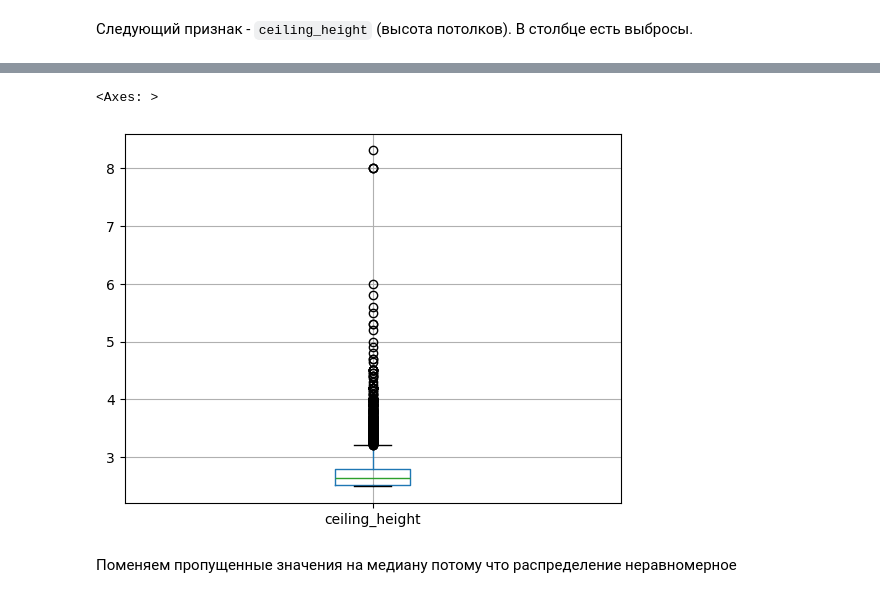
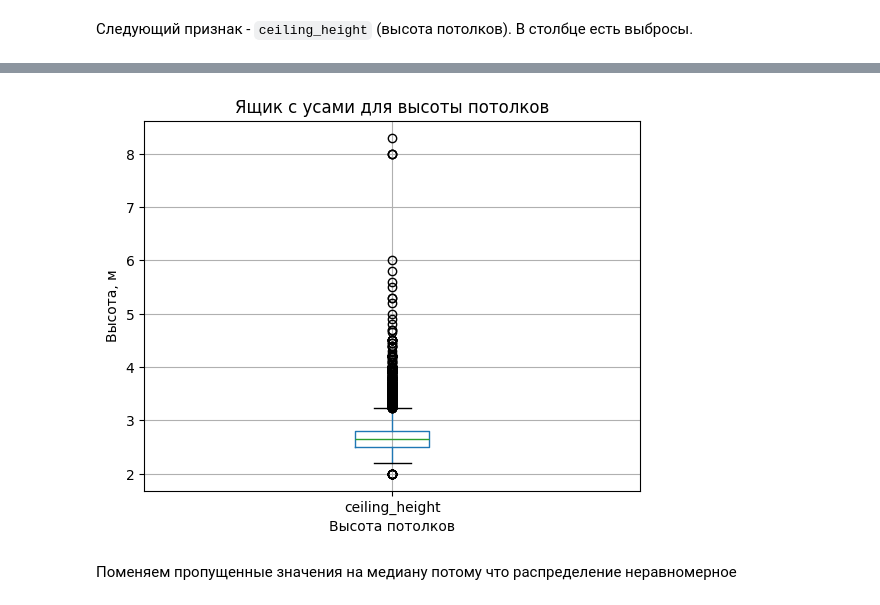
Before and after one commit to meukaa/estate-research, a Jupyter notebook: research.ipynb, the cells around one changed output, grey strips where cells are left out. Cells and saved outputs as stored; diff of their text form; code cells hidden in the pictures.

```diff
--- a/research.ipynb
+++ b/research.ipynb
@@ -242,7 +288,7 @@ df.boxplot(column='ceiling_height')
 # %%
-index_to_drop = df[(df['ceiling_height'] > 60) | ((df['ceiling_height'] > 10) & (df['ceiling_height'] < 25))].index
+index_to_drop = df[(df['ceiling_height'] > 60) | ((df['ceiling_height'] > 10) & (df['ceiling_height'] < 20))].index
 df = df.drop(index_to_drop)
 # %%
-to_change = (df['ceiling_height'] >= 25) & (df['ceiling_height'] < 60)
+to_change = (df['ceiling_height'] >= 20) & (df['ceiling_height'] < 60)
 df.loc[to_change,'ceiling_height'] = df.loc[to_change,'ceiling_height'] / 10
 # %% [markdown]
@@ -269,5 +315,5 @@ df['ceiling_height'].nsmallest(40)
 Name: ceiling_height, dtype: float64
 # %%
-df = df.drop(index=df.loc[df['ceiling_height'] < 2.5].index)
+df = df.drop(index=df.loc[df['ceiling_height'] < 2].index)
 # %%
 df['ceiling_height'].hist(bins=50)
@@ -282,9 +331,12 @@ print(df['ceiling_height'].median())
 2.65
 # %%
 df.boxplot(column='ceiling_height')
+plt.title('Ящик с усами для высоты потолков')
+plt.xlabel('Высота потолков')
+plt.ylabel('Высота, м')
+plt.show()
 # %% [output]
-<Axes: >
-[figure, old version]
+[figure, new version]
 # %% [markdown]
 Поменяем пропущенные значения на медиану потому что распределение неравномерное
 # %%
```
Also changed, not shown: parts of 76 cells of this notebook.
